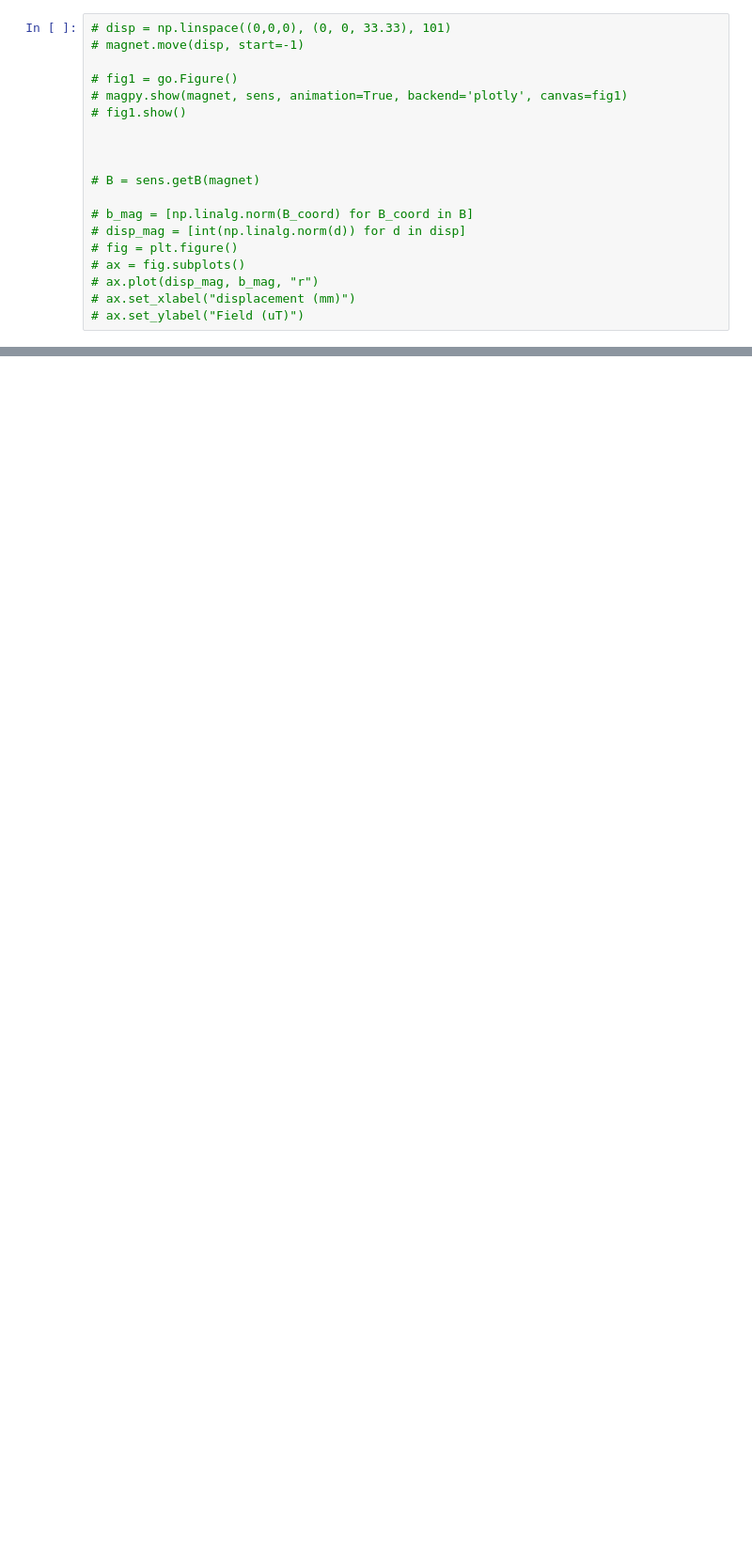
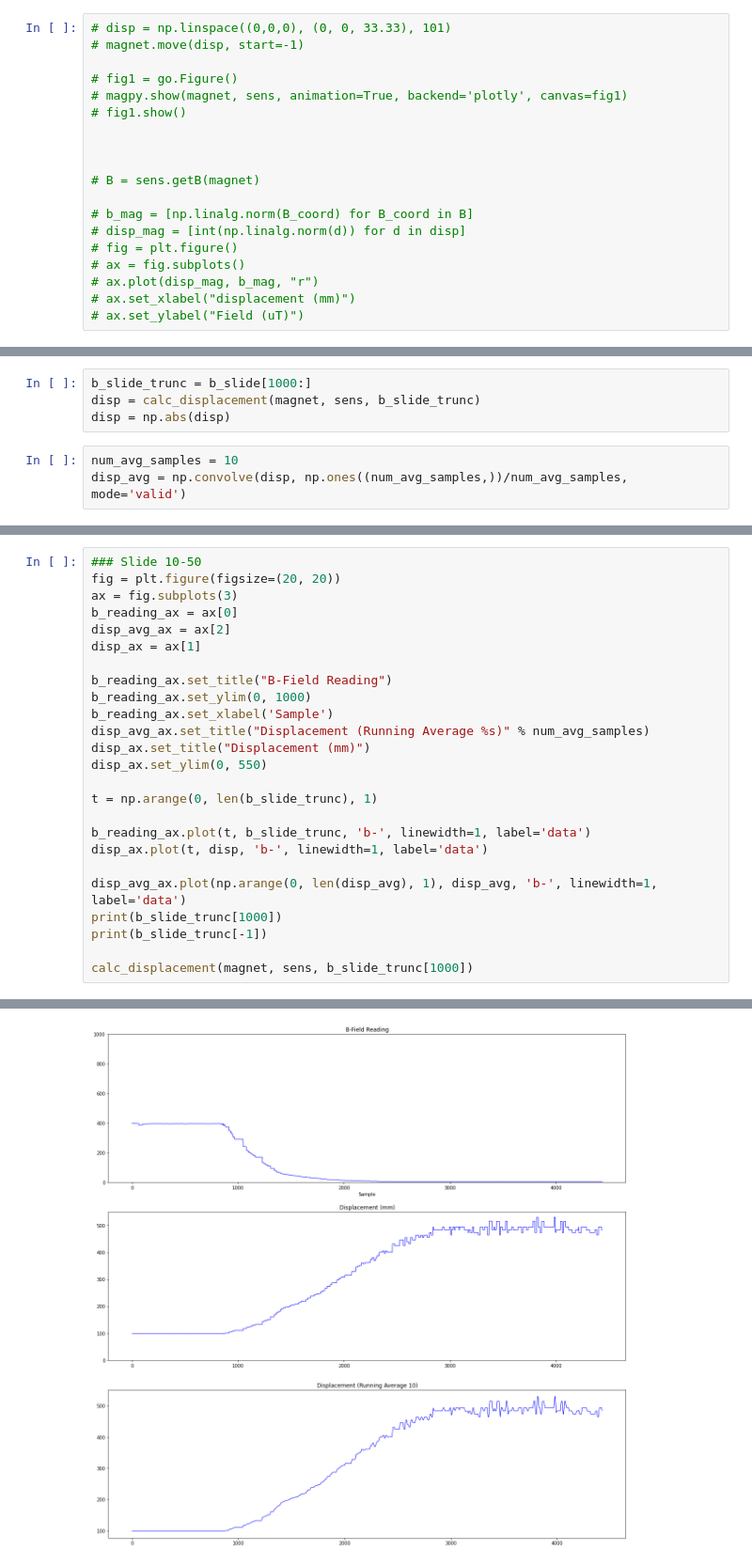
Before and after one commit to pvelesko/UDPMonitorPython, a Jupyter notebook: magpylib_testing.ipynb, the cells around one changed output, grey strips where cells are left out. Shown: that part at 94% size. Drawn from its saved outputs; the diff is of its cells as text; blank space fills up the shorter version.

```diff
--- a/magpylib_testing.ipynb
+++ b/magpylib_testing.ipynb
@@ -504,0 +293,7 @@ disp_punching = calc_displacement(magnet, sens, b_punching)
+# %%
+b_slide_trunc = b_slide[1000:]
+disp = calc_displacement(magnet, sens, b_slide_trunc)
+disp = np.abs(disp)
+# %%
+num_avg_samples = 10
+disp_avg = np.convolve(disp, np.ones((num_avg_samples,))/num_avg_samples, mode='valid')
@@ -504,0 +308,26 @@ disp_punching = calc_displacement(magnet, sens, b_punching)
+# %%
+### Slide 10-50
+fig = plt.figure(figsize=(20, 20))
+ax = fig.subplots(3)
+b_reading_ax = ax[0]
+disp_avg_ax = ax[2]
+disp_ax = ax[1]
+
+b_reading_ax.set_title("B-Field Reading")
+b_reading_ax.set_ylim(0, 1000)
+b_reading_ax.set_xlabel('Sample')
+disp_avg_ax.set_title("Displacement (Running Average %s)" % num_avg_samples)
+disp_ax.set_title("Displacement (mm)")
+disp_ax.set_ylim(0, 550)
+
+t = np.arange(0, len(b_slide_trunc), 1)
+
+b_reading_ax.plot(t, b_slide_trunc, 'b-', linewidth=1, label='data')
+disp_ax.plot(t, disp, 'b-', linewidth=1, label='data')
+
+disp_avg_ax.plot(np.arange(0, len(disp_avg), 1), disp_avg, 'b-', linewidth=1, label='data')
+print(b_slide_trunc[1000])
+print(b_slide_trunc[-1])
+
+calc_displacement(magnet, sens, b_slide_trunc[1000])
+# %% [output]
@@ -504,0 +337 @@ disp_punching = calc_displacement(magnet, sens, b_punching)
+[figure, added]
```
Also changed, not shown: parts of 22 cells of this notebook, 7 other files.
